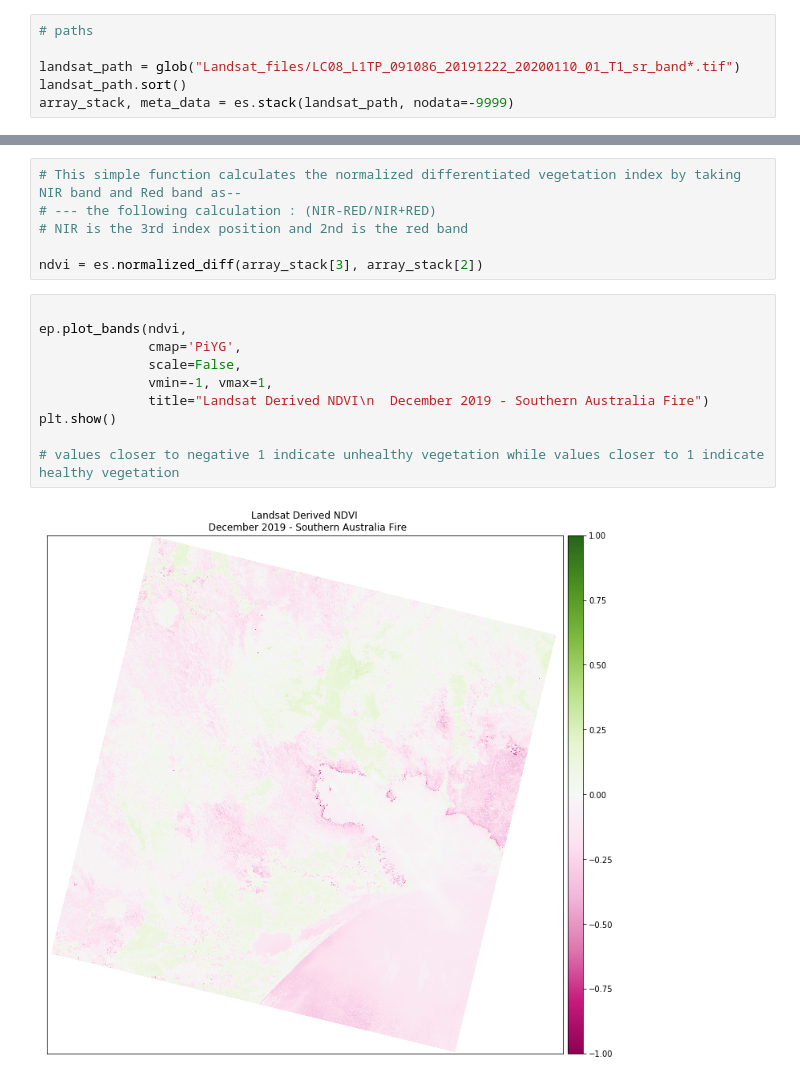
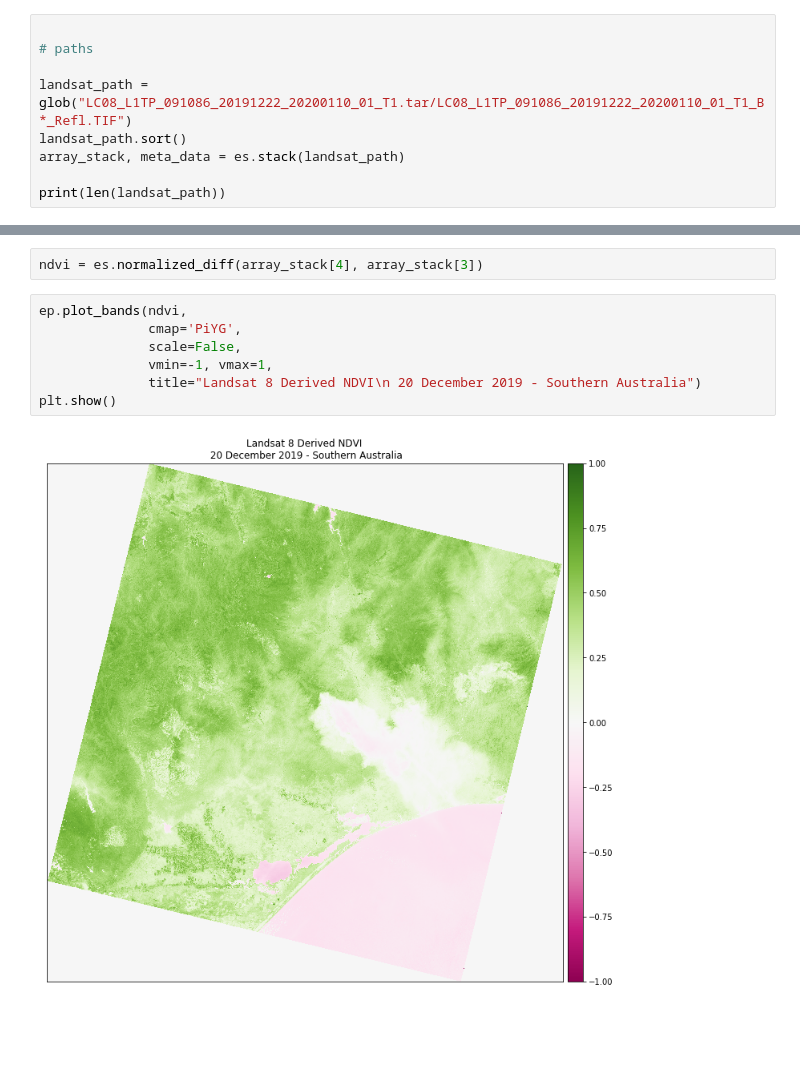
Before and after one commit to fireDetectionPrj/fireDetectionTeam, a Jupyter notebook: Fire Detection Project.ipynb, the cells around one changed output, grey strips where cells are left out. Cells and saved outputs as stored; diff of their text form; blank space fills up the shorter version.

```diff
--- a/Fire Detection Project.ipynb
+++ b/Fire Detection Project.ipynb
@@ -14,6 +12,9 @@ import matplotlib.pyplot as plt
 # %%
+
 # paths
 
-landsat_path = glob("Landsat_files/LC08_L1TP_091086_20191222_20200110_01_T1_sr_band*.tif")
+landsat_path = glob("LC08_L1TP_091086_20191222_20200110_01_T1.tar/LC08_L1TP_091086_20191222_20200110_01_T1_B*_Refl.TIF")
 landsat_path.sort()
-array_stack, meta_data = es.stack(landsat_path, nodata=-9999)
+array_stack, meta_data = es.stack(landsat_path)
+
+print(len(landsat_path))
@@ -40,18 +90,11 @@ plt.show()
-# %%
-# This simple function calculates the normalized differentiated vegetation index by taking NIR band and Red band as--
-# --- the following calculation : (NIR-RED/NIR+RED)
-# NIR is the 3rd index position and 2nd is the red band
-
-ndvi = es.normalized_diff(array_stack[3], array_stack[2])
+# %%
+ndvi = es.normalized_diff(array_stack[4], array_stack[3])
 # %%
-
 ep.plot_bands(ndvi,
               cmap='PiYG',
               scale=False,
               vmin=-1, vmax=1,
-              title="Landsat Derived NDVI\n  December 2019 - Southern Australia Fire")
+              title="Landsat 8 Derived NDVI\n 20 December 2019 - Southern Australia")
 plt.show()
-
-# values closer to negative 1 indicate unhealthy vegetation while values closer to 1 indicate healthy vegetation
 # %% [output]
-[figure, old version]
+[figure, new version]
```
Also changed, not shown: parts of 18 cells of this notebook.
